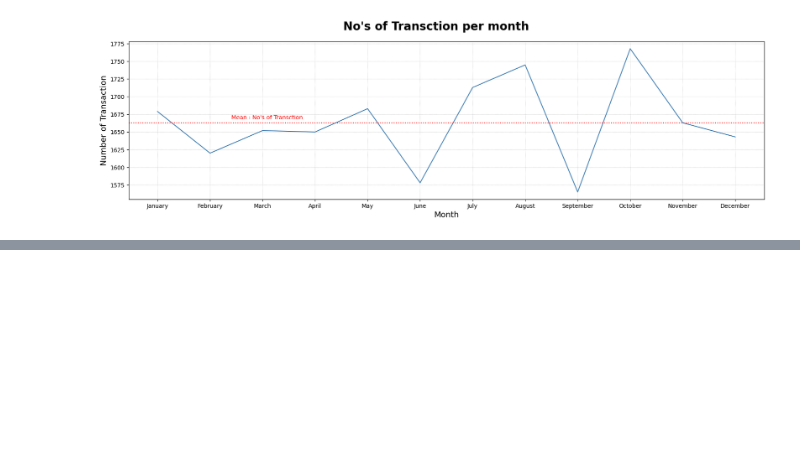
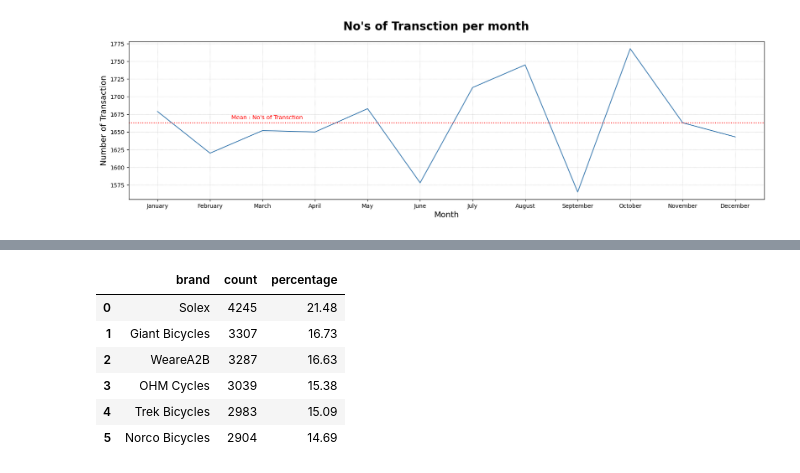
Before and after one commit to ManishRawat07/Virtual-Internships, a Jupyter notebook: 3. KPMG Virtual Internship - Data Analytics/Task 2. Data Insights/Task2 - Modelling.ipynb, the cells around one changed output, grey strips where cells are left out. Drawn from its saved outputs; the diff is of its cells as text; code cells hidden in the pictures; blank space fills up the shorter version.

```diff
--- a/3. KPMG Virtual Internship - Data Analytics/Task 2. Data Insights/Task2 - Modelling.ipynb
+++ b/3. KPMG Virtual Internship - Data Analytics/Task 2. Data Insights/Task2 - Modelling.ipynb
@@ -508,0 +495,14 @@ plt.show()
+# %%
+# Brand Analysis
+brand = df['brand'].value_counts().reset_index()
+brand.columns = ['brand', 'count']
+brand['percentage'] = (brand['count']/brand['count'].sum()*100).round(2)
+brand
+# %% [output]
+|  | brand | count | percentage |
+| 0 | Solex | 4245 | 21.48 |
+| 1 | Giant Bicycles | 3307 | 16.73 |
+| 2 | WeareA2B | 3287 | 16.63 |
+| 3 | OHM Cycles | 3039 | 15.38 |
+| 4 | Trek Bicycles | 2983 | 15.09 |
+| 5 | Norco Bicycles | 2904 | 14.69 |
```
Also changed, not shown: parts of 32 cells of this notebook.
